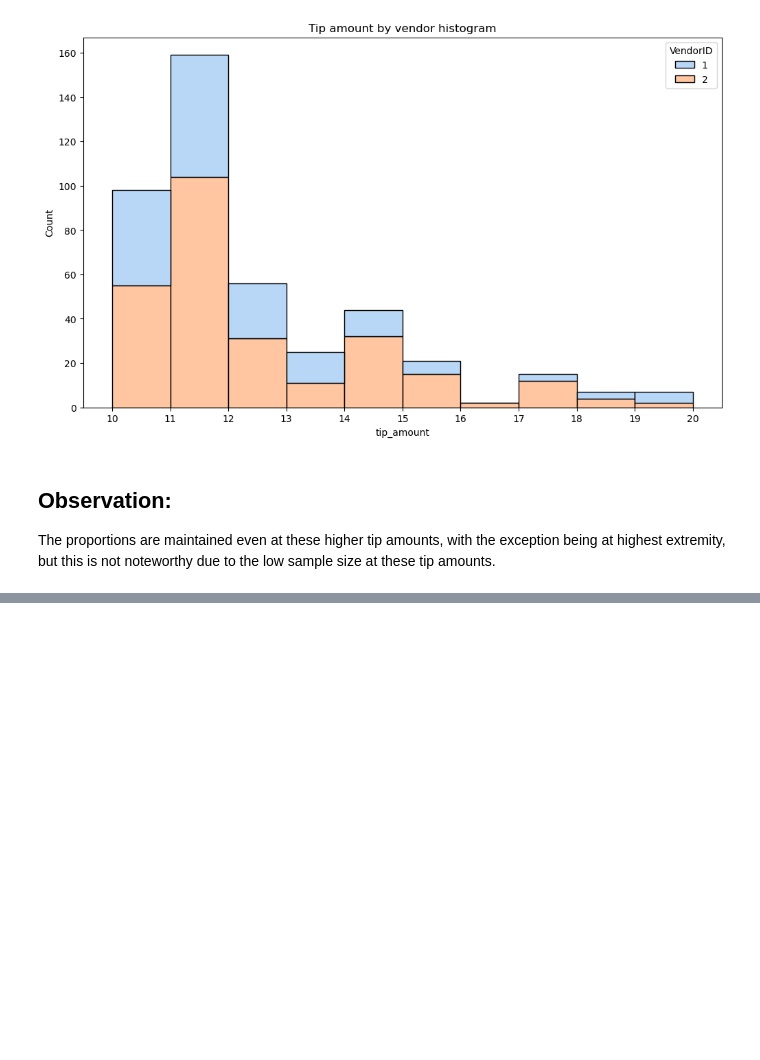
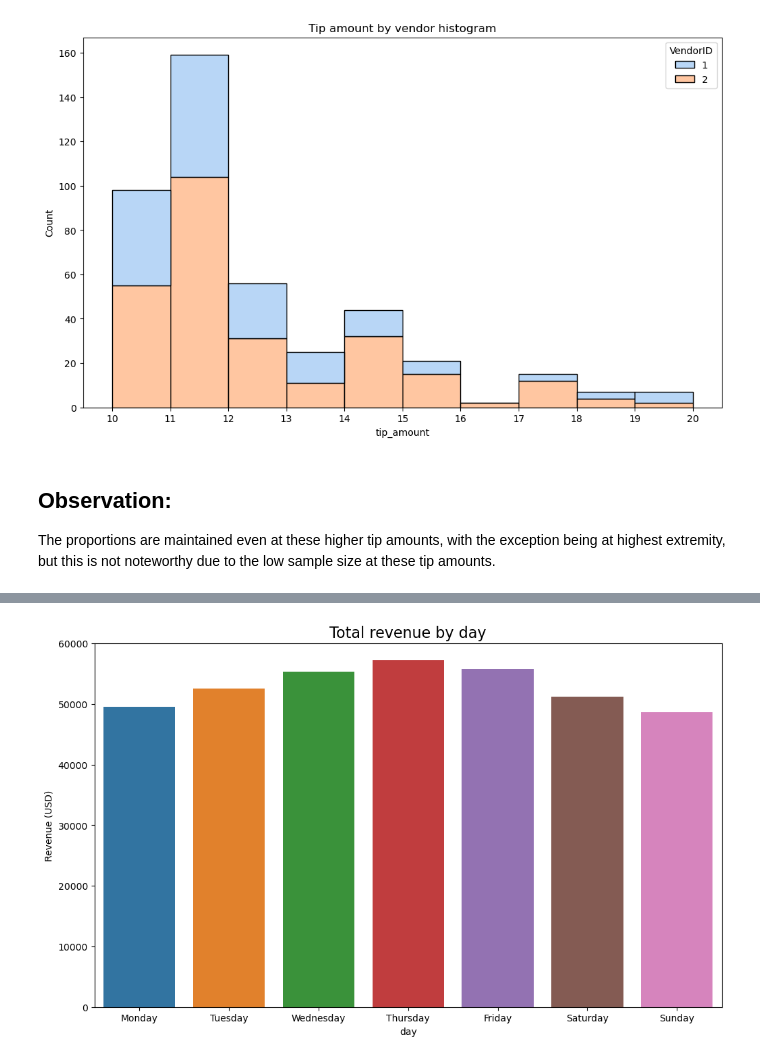
Before and after one commit to Mustafa777Xo/TLC, a Jupyter notebook: TLC.ipynb, the cells around one changed output, grey strips where cells are left out. Saved outputs shown, nothing was run; the diff lists cells and outputs as text; code cells hidden in the pictures; blank space fills up the shorter version.

```diff
--- a/TLC.ipynb
+++ b/TLC.ipynb
@@ -283,0 +411,6 @@ The proportions are maintained even at these higher tip amounts, with the except
+# %%
+# this time for total revenue by day
+day_order = ['Monday', 'Tuesday', 'Wednesday', 'Thursday', 'Friday', 'Saturday', 'Sunday']
+total_amount_day = df.groupby('day').sum()[['total_amount']]
+total_amount_day = total_amount_day.reindex(index=day_order)
+total_amount_day
@@ -283,0 +427,9 @@ The proportions are maintained even at these higher tip amounts, with the except
+# %%
+# Create bar plot of total revenue by day
+plt.figure(figsize=(12,7))
+ax = sns.barplot(x=total_amount_day.index, y=total_amount_day['total_amount'])
+ax.set_xticklabels(day_order)
+ax.set_ylabel('Revenue (USD)')
+plt.title('Total revenue by day', fontsize=16);
+# %% [output]
+[figure, added]
```
Also changed, not shown: parts of 28 cells of this notebook.
